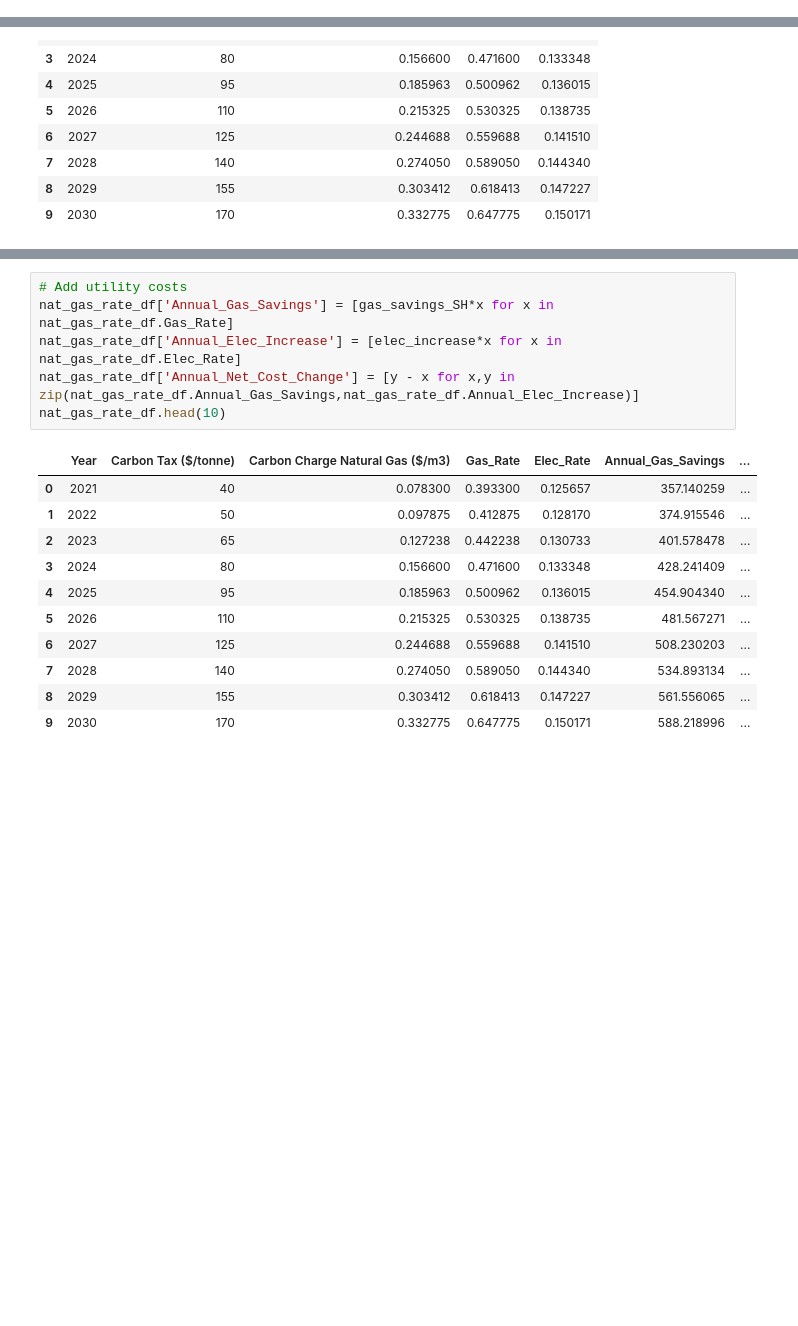
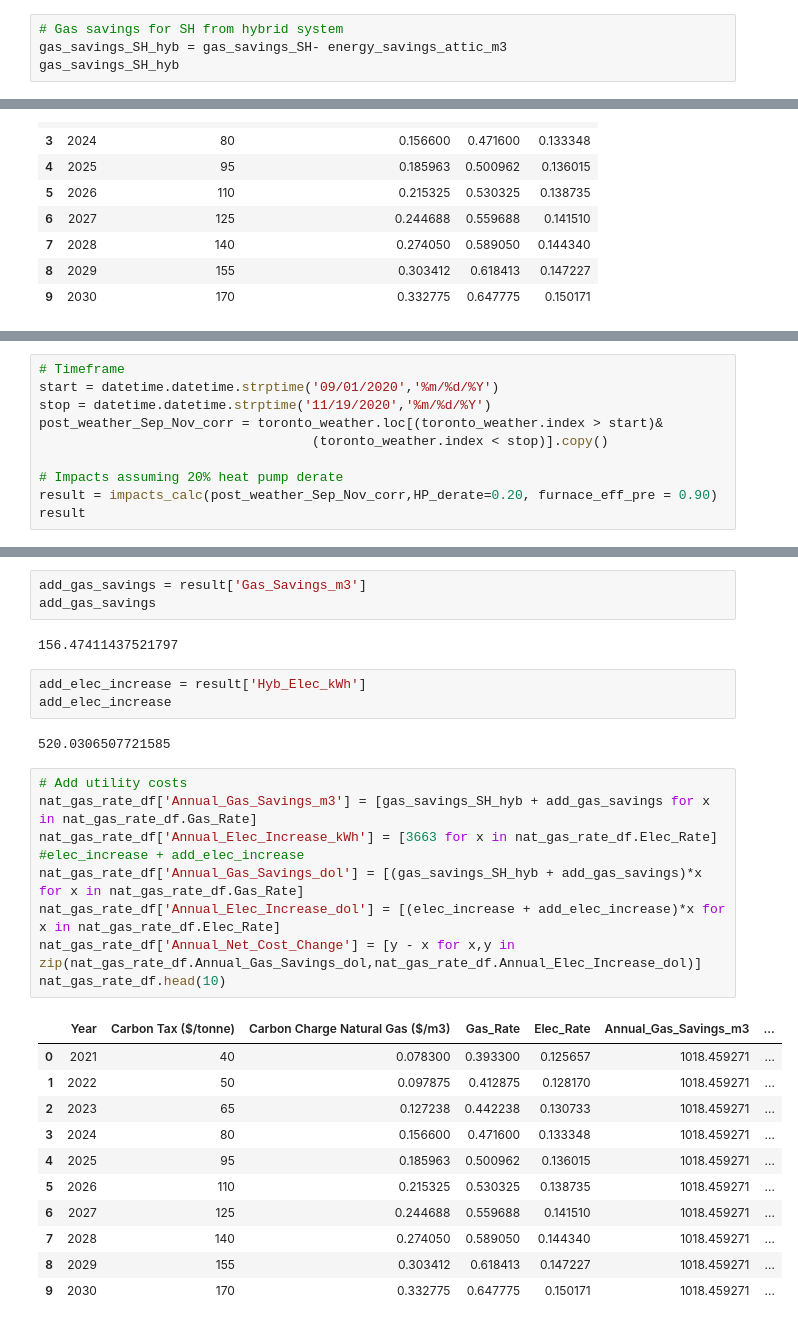
Before and after one commit to SustainableTechnologies/CaseStudy3, a Jupyter notebook: HeatPumpCaseStudy3_12_2021.ipynb, the cells around one changed output, grey strips where cells are left out. Saved outputs shown, nothing was run; the diff lists cells and outputs as text; blank space fills up the shorter version.

```diff
--- a/HeatPumpCaseStudy3_12_2021.ipynb
+++ b/HeatPumpCaseStudy3_12_2021.ipynb
@@ -620,0 +684,4 @@ gas_savings_SH/gas_baseline_SH
+# %%
+# Gas savings for SH from hybrid system
+gas_savings_SH_hyb = gas_savings_SH- energy_savings_attic_m3
+gas_savings_SH_hyb
@@ -945,0 +1247,10 @@ nat_gas_rate_df.head(10)
+# %%
+# Timeframe
+start = datetime.datetime.strptime('09/01/2020','%m/%d/%Y')
+stop = datetime.datetime.strptime('11/19/2020','%m/%d/%Y')
+post_weather_Sep_Nov_corr = toronto_weather.loc[(toronto_weather.index > start)&
+                                   (toronto_weather.index < stop)].copy()
+
+# Impacts assuming 20% heat pump derate
+result = impacts_calc(post_weather_Sep_Nov_corr,HP_derate=0.20, furnace_eff_pre = 0.90)
+result
@@ -946,21 +1275,33 @@ nat_gas_rate_df.head(10)
+# %%
+add_gas_savings = result['Gas_Savings_m3']
+add_gas_savings
+# %% [output]
+156.47411437521797
+# %%
+add_elec_increase = result['Hyb_Elec_kWh']
+add_elec_increase
+# %% [output]
+520.0306507721585
 # %%
 # Add utility costs
-nat_gas_rate_df['Annual_Gas_Savings'] = [gas_savings_SH*x for x in nat_gas_rate_df.Gas_Rate]
-nat_gas_rate_df['Annual_Elec_Increase'] = [elec_increase*x for x in nat_gas_rate_df.Elec_Rate]
-nat_gas_rate_df['Annual_Net_Cost_Change'] = [y - x for x,y in zip(nat_gas_rate_df.Annual_Gas_Savings,nat_gas_rate_df.Annual_Elec_Increase)]
+nat_gas_rate_df['Annual_Gas_Savings_m3'] = [gas_savings_SH_hyb + add_gas_savings for x in nat_gas_rate_df.Gas_Rate]
+nat_gas_rate_df['Annual_Elec_Increase_kWh'] = [3663 for x in nat_gas_rate_df.Elec_Rate] #elec_increase + add_elec_increase
+nat_gas_rate_df['Annual_Gas_Savings_dol'] = [(gas_savings_SH_hyb + add_gas_savings)*x for x in nat_gas_rate_df.Gas_Rate]
+nat_gas_rate_df['Annual_Elec_Increase_dol'] = [(elec_increase + add_elec_increase)*x for x in nat_gas_rate_df.Elec_Rate]
+nat_gas_rate_df['Annual_Net_Cost_Change'] = [y - x for x,y in zip(nat_gas_rate_df.Annual_Gas_Savings_dol,nat_gas_rate_df.Annual_Elec_Increase_dol)]
 nat_gas_rate_df.head(10)
 # %% [output]
-|  | Year | Carbon Tax ($/tonne) | Carbon Charge Natural Gas ($/m3) | Gas_Rate | Elec_Rate | Annual_Gas_Savings | ... |
-| 0 | 2021 | 40 | 0.078300 | 0.393300 | 0.125657 | 357.140259 | ... |
-| 1 | 2022 | 50 | 0.097875 | 0.412875 | 0.128170 | 374.915546 | ... |
-| 2 | 2023 | 65 | 0.127238 | 0.442238 | 0.130733 | 401.578478 | ... |
-| 3 | 2024 | 80 | 0.156600 | 0.471600 | 0.133348 | 428.241409 | ... |
-| 4 | 2025 | 95 | 0.185963 | 0.500962 | 0.136015 | 454.904340 | ... |
-| 5 | 2026 | 110 | 0.215325 | 0.530325 | 0.138735 | 481.567271 | ... |
-| 6 | 2027 | 125 | 0.244688 | 0.559688 | 0.141510 | 508.230203 | ... |
-| 7 | 2028 | 140 | 0.274050 | 0.589050 | 0.144340 | 534.893134 | ... |
-| 8 | 2029 | 155 | 0.303412 | 0.618413 | 0.147227 | 561.556065 | ... |
-| 9 | 2030 | 170 | 0.332775 | 0.647775 | 0.150171 | 588.218996 | ... |
+|  | Year | Carbon Tax ($/tonne) | Carbon Charge Natural Gas ($/m3) | Gas_Rate | Elec_Rate | Annual_Gas_Savings_m3 | ... |
+| 0 | 2021 | 40 | 0.078300 | 0.393300 | 0.125657 | 1018.459271 | ... |
+| 1 | 2022 | 50 | 0.097875 | 0.412875 | 0.128170 | 1018.459271 | ... |
+| 2 | 2023 | 65 | 0.127238 | 0.442238 | 0.130733 | 1018.459271 | ... |
+| 3 | 2024 | 80 | 0.156600 | 0.471600 | 0.133348 | 1018.459271 | ... |
+| 4 | 2025 | 95 | 0.185963 | 0.500962 | 0.136015 | 1018.459271 | ... |
+| 5 | 2026 | 110 | 0.215325 | 0.530325 | 0.138735 | 1018.459271 | ... |
+| 6 | 2027 | 125 | 0.244688 | 0.559688 | 0.141510 | 1018.459271 | ... |
+| 7 | 2028 | 140 | 0.274050 | 0.589050 | 0.144340 | 1018.459271 | ... |
+| 8 | 2029 | 155 | 0.303412 | 0.618413 | 0.147227 | 1018.459271 | ... |
+| 9 | 2030 | 170 | 0.332775 | 0.647775 | 0.150171 | 1018.459271 | ... |
 # %%
 # Total net cost to 2030
 nat_gas_rate_df.Annual_Net_Cost_Change.sum()
```
Also changed, not shown: parts of 62 cells of this notebook.
